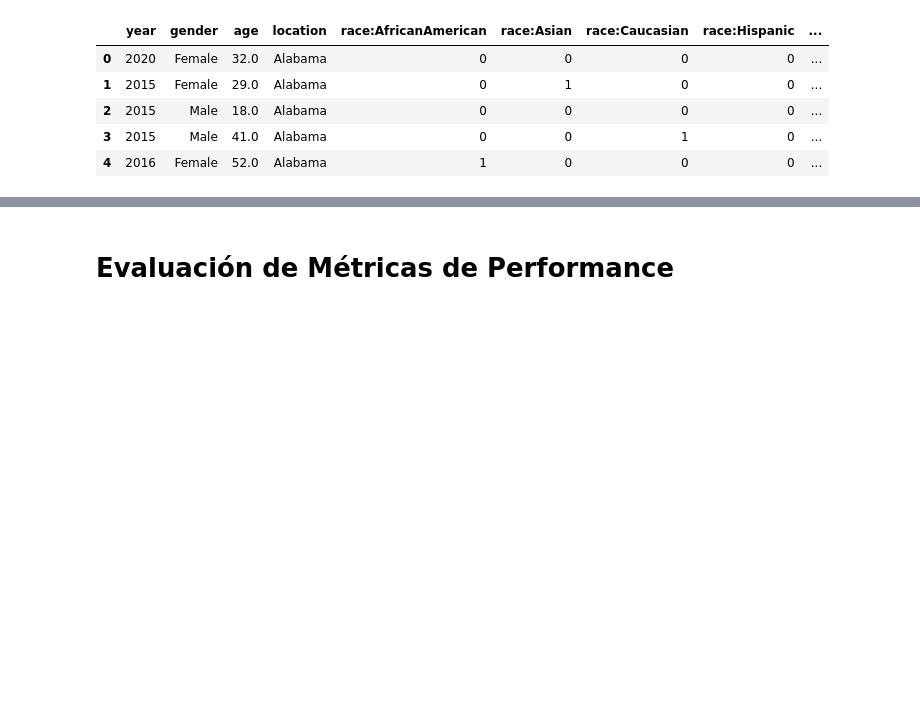
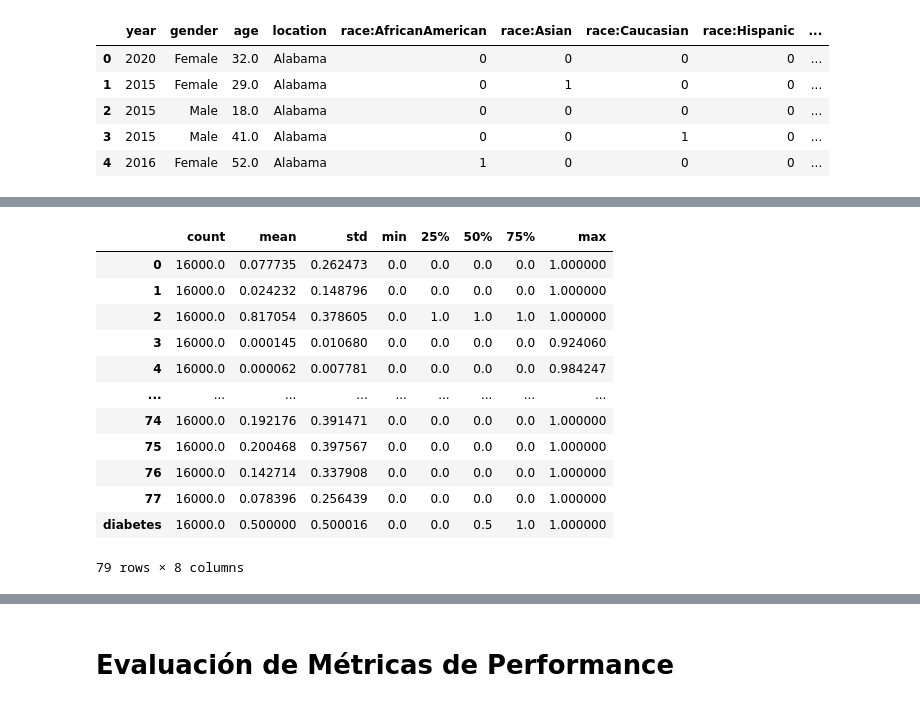
Before and after one commit to tuliorozco/applied-statistics, a Jupyter notebook: docs/c03_proyectoFinal/diabetes_classifier_model.ipynb, the cells around one changed output, grey strips where cells are left out. Saved outputs shown, nothing was run; the diff lists cells and outputs as text; code cells hidden in the pictures; blank space fills up the shorter version.

```diff
--- a/docs/c03_proyectoFinal/diabetes_classifier_model.ipynb
+++ b/docs/c03_proyectoFinal/diabetes_classifier_model.ipynb
@@ -354,0 +331,16 @@ Fitting 5 folds for each of 18 candidates, totalling 90 fits
+# %%
+df_balanced.describe().T
+# %% [output]
+|  | count | mean | std | min | 25% | 50% | 75% | max |
+| 0 | 16000.0 | 0.077735 | 0.262473 | 0.0 | 0.0 | 0.0 | 0.0 | 1.000000 |
+| 1 | 16000.0 | 0.024232 | 0.148796 | 0.0 | 0.0 | 0.0 | 0.0 | 1.000000 |
+| 2 | 16000.0 | 0.817054 | 0.378605 | 0.0 | 1.0 | 1.0 | 1.0 | 1.000000 |
+| 3 | 16000.0 | 0.000145 | 0.010680 | 0.0 | 0.0 | 0.0 | 0.0 | 0.924060 |
+| 4 | 16000.0 | 0.000062 | 0.007781 | 0.0 | 0.0 | 0.0 | 0.0 | 0.984247 |
+| ... | ... | ... | ... | ... | ... | ... | ... | ... |
+| 74 | 16000.0 | 0.192176 | 0.391471 | 0.0 | 0.0 | 0.0 | 0.0 | 1.000000 |
+| 75 | 16000.0 | 0.200468 | 0.397567 | 0.0 | 0.0 | 0.0 | 0.0 | 1.000000 |
+| 76 | 16000.0 | 0.142714 | 0.337908 | 0.0 | 0.0 | 0.0 | 0.0 | 1.000000 |
+| 77 | 16000.0 | 0.078396 | 0.256439 | 0.0 | 0.0 | 0.0 | 0.0 | 1.000000 |
+| diabetes | 16000.0 | 0.500000 | 0.500016 | 0.0 | 0.0 | 0.5 | 1.0 | 1.000000 |
+79 rows × 8 columns
```
Also changed, not shown: parts of 28 cells of this notebook, 11 other files.
